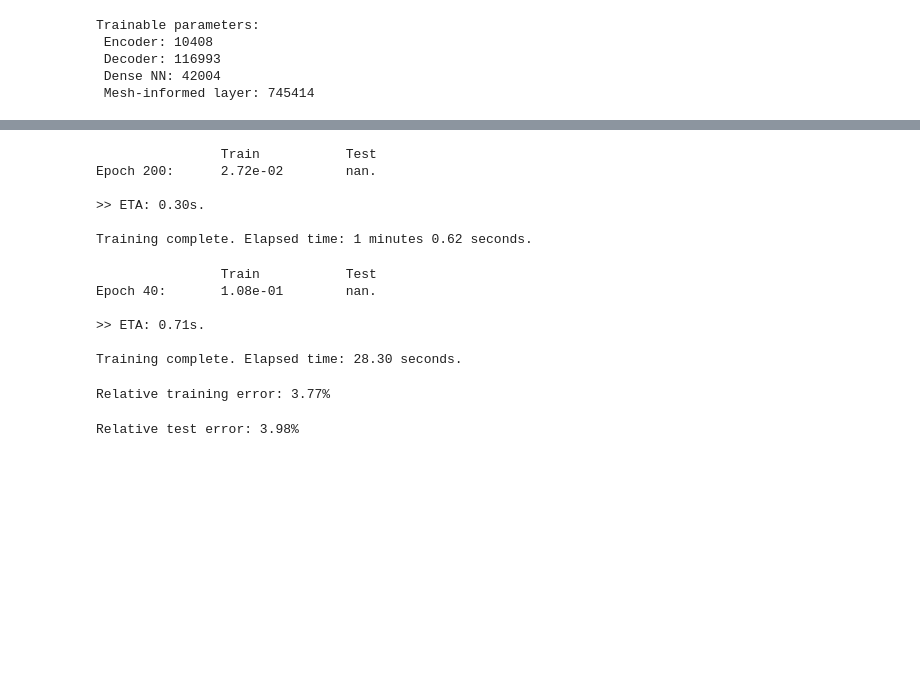
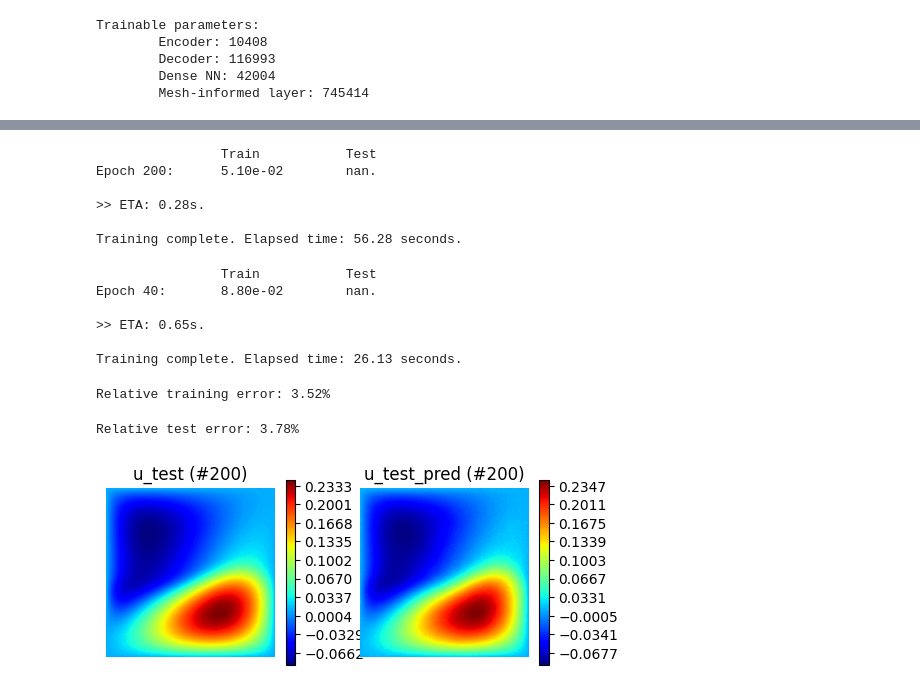
Before and after one commit to FraBet29/APSC_project, a Jupyter notebook: experiments/advection_diffusion/multi_fidelity.ipynb, the cells around one changed output, grey strips where cells are left out. Drawn from its saved outputs; the diff is of its cells as text; code cells hidden in the pictures; blank space fills up the shorter version.

```diff
--- a/experiments/advection_diffusion/multi_fidelity.ipynb
+++ b/experiments/advection_diffusion/multi_fidelity.ipynb
@@ -36,23 +36,23 @@ Nh_C = V_C.dim()
 # %%
 # Load snapshots
 
-n_snapshots_high = 150
+n_snapshots_high = 300
 
 path_train_H = os.path.join('snapshots', 'snapshots_train_H_' + str(n_snapshots_high) + '.npz')
 if not os.path.exists(path_train_H):
 	print(f"High-fidelity training snapshots not found at {path_train_H}.")
-	exit()
+
 data_train_H = np.load(path_train_H)
 N_train_H = data_train_H['mu'].shape[0]
 mu_train_H, u_train_H = data_train_H['mu'].astype(np.float32), data_train_H['u'].astype(np.float32)
 mu_train_H, u_train_H = torch.tensor(mu_train_H).to(device), torch.tensor(u_train_H).to(device)
 
-n_snapshots_low = 2400
+n_snapshots_low = 4800
 
 path_train_C = os.path.join('snapshots', 'snapshots_train_C_' + str(n_snapshots_low) + '.npz')
 if not os.path.exists(path_train_C):
 	print(f"Low-fidelity training snapshots not found at {path_train_C}.")
-	exit()
+
 data_train_C = np.load(path_train_C)
 N_train_C = data_train_C['mu'].shape[0]
 mu_train_C, u_train_C = data_train_C['mu'].astype(np.float32), data_train_C['u'].astype(np.float32)
@@ -61,7 +61,7 @@ mu_train_C, u_train_C = torch.tensor(mu_train_C).to(device), torch.tensor(u_trai
 path_test = os.path.join('snapshots', 'snapshots_test.npz')
 if not os.path.exists(path_test):
 	print(f"Test snapshots not found at {path_test}.")
-	exit()
+
 data_test = np.load(path_test)
 N_test = data_test['mu'].shape[0]
 mu_test, u_test = data_test['mu'].astype(np.float32), data_test['u'].astype(np.float32)
@@ -136,11 +136,11 @@ if torch.cuda.is_available():
 dense.train(mu_train_C, u_train_C_ro, ntrain=N_train_C, epochs=200, loss=mse(euclidean), verbose=True)
 # %% [output]
                 Train           Test
-Epoch 200:      2.72e-02        nan.
+Epoch 200:      5.10e-02        nan.
 
->> ETA: 0.30s.
+>> ETA: 0.28s.
 
-Training complete. Elapsed time: 1 minutes 0.62 seconds.
+Training complete. Elapsed time: 56.28 seconds.
 # %%
 # Train the multi-fidelity model
 
@@ -157,11 +157,11 @@ if torch.cuda.is_available():
 model.train(mu_train_H, u_train_H, ntrain=N_train_H, epochs=40, loss=mse(euclidean), verbose=True)
 # %% [output]
                 Train           Test
-Epoch 40:       1.08e-01        nan.
+Epoch 40:       8.80e-02        nan.
 
->> ETA: 0.71s.
+>> ETA: 0.65s.
 
-Training complete. Elapsed time: 28.30 seconds.
+Training complete. Elapsed time: 26.13 seconds.
 # %%
 # Use the final model to predict the high-fidelity solution
 
@@ -175,7 +175,7 @@ with torch.no_grad():
 error_train = mre(euclidean)(u_train_H, u_train_H_pred)
 print(f"Relative training error: {100 * torch.mean(error_train):.2f}%")
 # %% [output]
-Relative training error: 3.77%
+Relative training error: 3.52%
 # %%
 # Apply the model to the test set
 
@@ -185,20 +185,22 @@ with torch.no_grad():
 error_test = mre(euclidean)(u_test, u_test_pred)
 print(f"Relative test error: {100 * torch.mean(error_test):.2f}%")
 # %% [output]
-Relative test error: 3.98%
+Relative test error: 3.78%
 # %%
 # Plot some results
 
 index = 200
 
 plt.figure(figsize=(6, 3))
 plt.subplot(1, 2, 1)
 fe.plot(u_test[index, :], V_H, colorbar=True)
-plt.title('u_test (instance #' + str(index) + ')')
+plt.title('u_test (#' + str(index) + ')')
 plt.subplot(1, 2, 2)
 fe.plot(u_test_pred[index, :], V_H, colorbar=True)
-plt.title('u_test_pred (instance #' + str(index) + ')')
+plt.title('u_test_pred (#' + str(index) + ')')
 plt.show()
+# %% [output]
+[figure, added]
 # %%
 # Save encoder, decoder, dense NN, and mesh-informed layer
 
```
Also changed, not shown: parts of 3 cells of this notebook, 19 other files.
